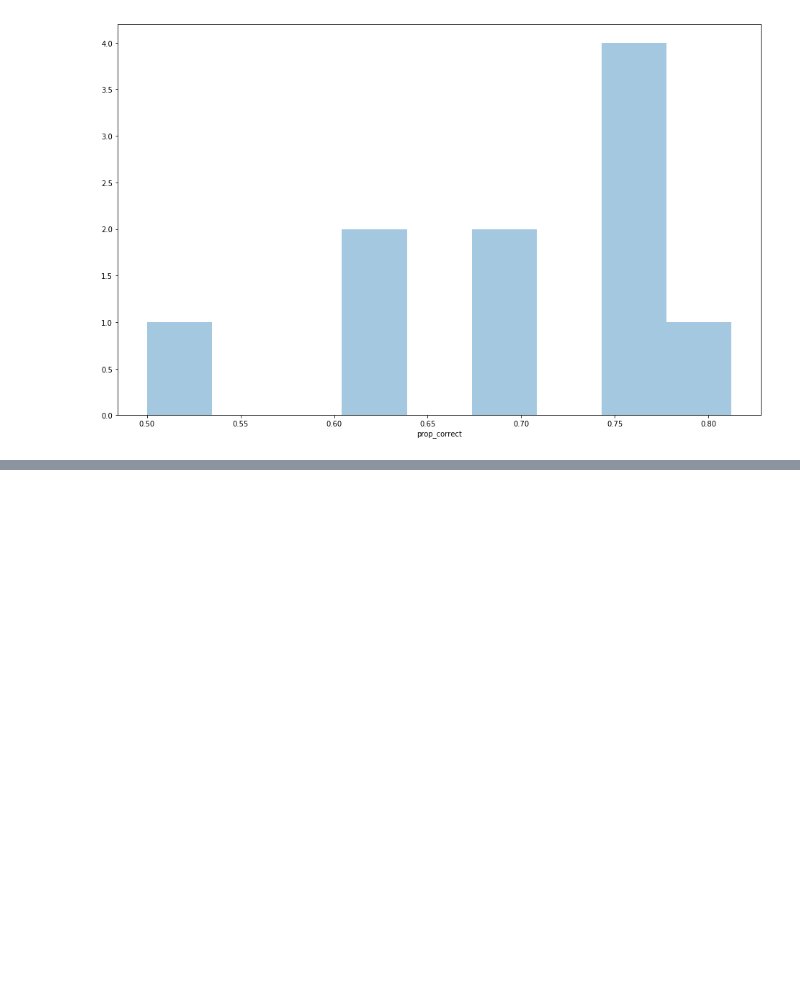
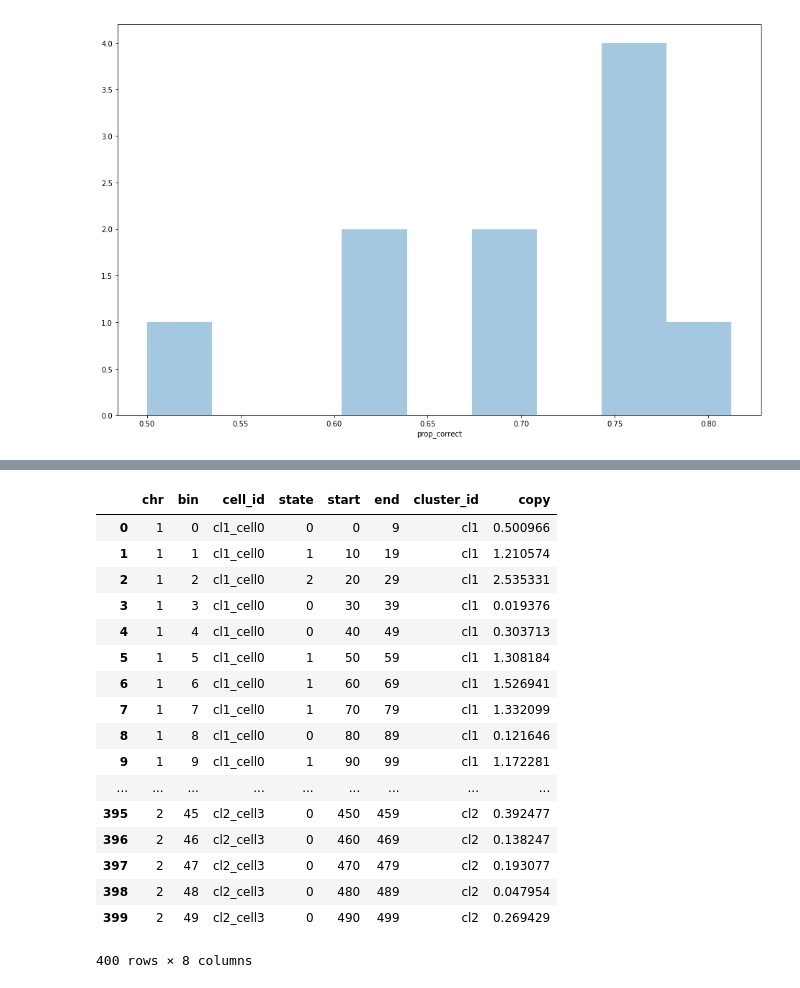
Before and after one commit to shahcompbio/scgenome-deprecated, a Jupyter notebook: notebooks/bayesian_toy.ipynb, the cells around one changed output, grey strips where cells are left out. Drawn from its saved outputs; the diff is of its cells as text; code cells hidden in the pictures; blank space fills up the shorter version.

```diff
--- a/notebooks/bayesian_toy.ipynb
+++ b/notebooks/bayesian_toy.ipynb
@@ -233,0 +302,3 @@ See the caveats in the documentation: http://pandas.pydata.org/pandas-docs/stabl
+# %%
+from scgenome.simulation import many_poisson_bicluster
+foo = many_poisson_bicluster(3, [4], [50,100], [7], [0.1,0.3], [(3,1)], [(1, 0.1)])
@@ -233,0 +316,21 @@ See the caveats in the documentation: http://pandas.pydata.org/pandas-docs/stabl
+# %%
+foo["cn_data"].iloc[0]
+# %% [output]
+|  | chr | bin | cell_id | state | start | end | cluster_id | copy |
+| 0 | 1 | 0 | cl1_cell0 | 0 | 0 | 9 | cl1 | 0.500966 |
+| 1 | 1 | 1 | cl1_cell0 | 1 | 10 | 19 | cl1 | 1.210574 |
+| 2 | 1 | 2 | cl1_cell0 | 2 | 20 | 29 | cl1 | 2.535331 |
+| 3 | 1 | 3 | cl1_cell0 | 0 | 30 | 39 | cl1 | 0.019376 |
+| 4 | 1 | 4 | cl1_cell0 | 0 | 40 | 49 | cl1 | 0.303713 |
+| 5 | 1 | 5 | cl1_cell0 | 1 | 50 | 59 | cl1 | 1.308184 |
+| 6 | 1 | 6 | cl1_cell0 | 1 | 60 | 69 | cl1 | 1.526941 |
+| 7 | 1 | 7 | cl1_cell0 | 1 | 70 | 79 | cl1 | 1.332099 |
+| 8 | 1 | 8 | cl1_cell0 | 0 | 80 | 89 | cl1 | 0.121646 |
+| 9 | 1 | 9 | cl1_cell0 | 1 | 90 | 99 | cl1 | 1.172281 |
+| ... | ... | ... | ... | ... | ... | ... | ... | ... |
+| 395 | 2 | 45 | cl2_cell3 | 0 | 450 | 459 | cl2 | 0.392477 |
+| 396 | 2 | 46 | cl2_cell3 | 0 | 460 | 469 | cl2 | 0.138247 |
+| 397 | 2 | 47 | cl2_cell3 | 0 | 470 | 479 | cl2 | 0.193077 |
+| 398 | 2 | 48 | cl2_cell3 | 0 | 480 | 489 | cl2 | 0.047954 |
+| 399 | 2 | 49 | cl2_cell3 | 0 | 490 | 499 | cl2 | 0.269429 |
+400 rows × 8 columns
```
Also changed, not shown: parts of 4 cells of this notebook, 2 other files.
